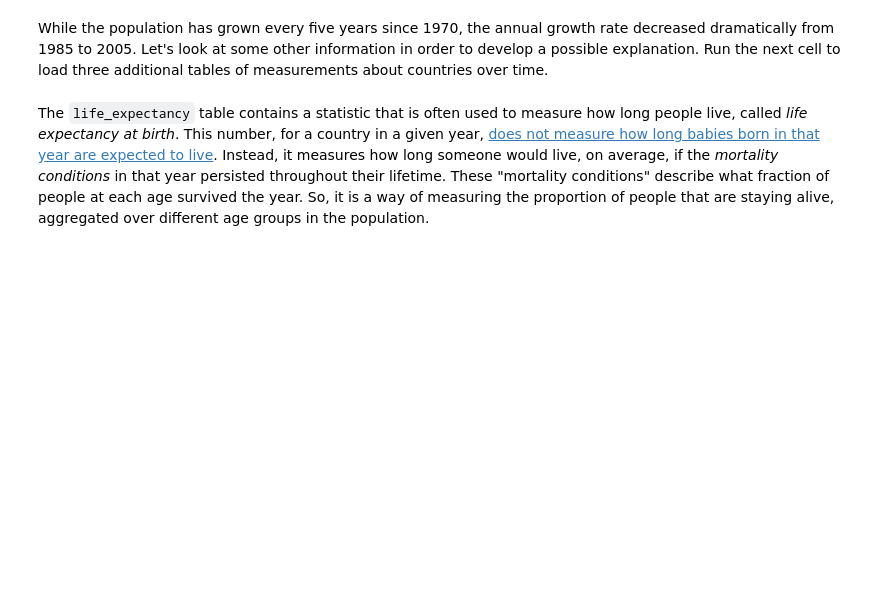
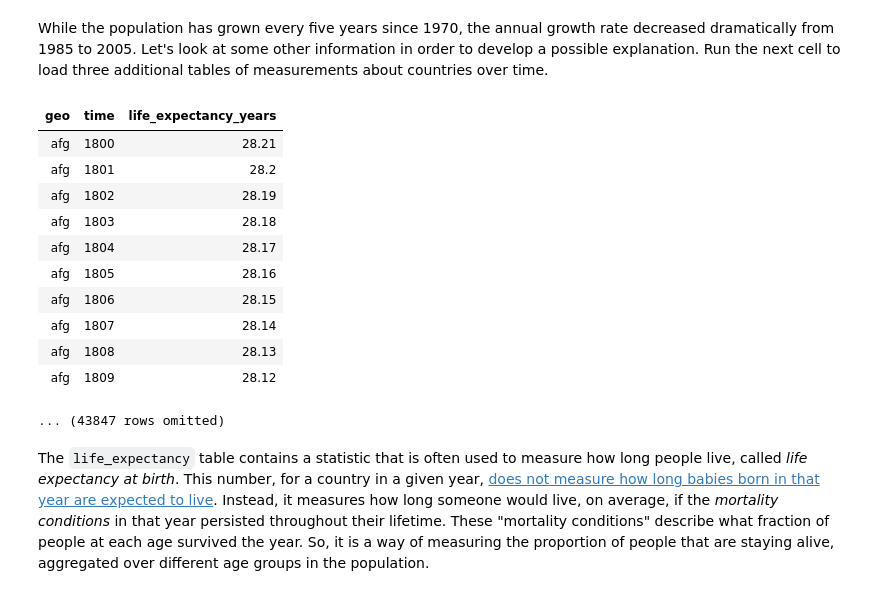
Before and after one commit to vincens2005/materials-su18, a Jupyter notebook: materials/su18/project/project1/project1-becca.ipynb, the cells around one changed output. Drawn from its saved outputs; the diff is of its cells as text; code cells hidden in the pictures; blank space fills up the shorter version.

```diff
--- a/materials/su18/project/project1/project1-becca.ipynb
+++ b/materials/su18/project/project1/project1-becca.ipynb
@@ -135,6 +149,21 @@ While the population has grown every five years since 1970, the annual growth ra
 life_expectancy = Table.read_table('life_expectancy.csv')
 child_mortality = Table.read_table('child_mortality.csv').relabeled(2, 'child_mortality_under_5_per_1000_born')
 fertility = Table.read_table('fertility.csv')
+# %%
+life_expectancy
+# %% [output]
+| geo | time | life_expectancy_years |
+| afg | 1800 | 28.21 |
+| afg | 1801 | 28.2 |
+| afg | 1802 | 28.19 |
+| afg | 1803 | 28.18 |
+| afg | 1804 | 28.17 |
+| afg | 1805 | 28.16 |
+| afg | 1806 | 28.15 |
+| afg | 1807 | 28.14 |
+| afg | 1808 | 28.13 |
+| afg | 1809 | 28.12 |
+... (43847 rows omitted)
 # %% [markdown]
 The `life_expectancy` table contains a statistic that is often used to measure how long people live, called *life expectancy at birth*. This number, for a country in a given year, [does not measure how long babies born in that year are expected to live](http://blogs.worldbank.org/opendata/what-does-life-expectancy-birth-really-mean). Instead, it measures how long someone would live, on average, if the *mortality conditions* in that year persisted throughout their lifetime. These "mortality conditions" describe what fraction of people at each age survived the year. So, it is a way of measuring the proportion of people that are staying alive, aggregated over different age groups in the population.
 # %% [markdown]
```
Also changed, not shown: parts of 5 cells of this notebook.
